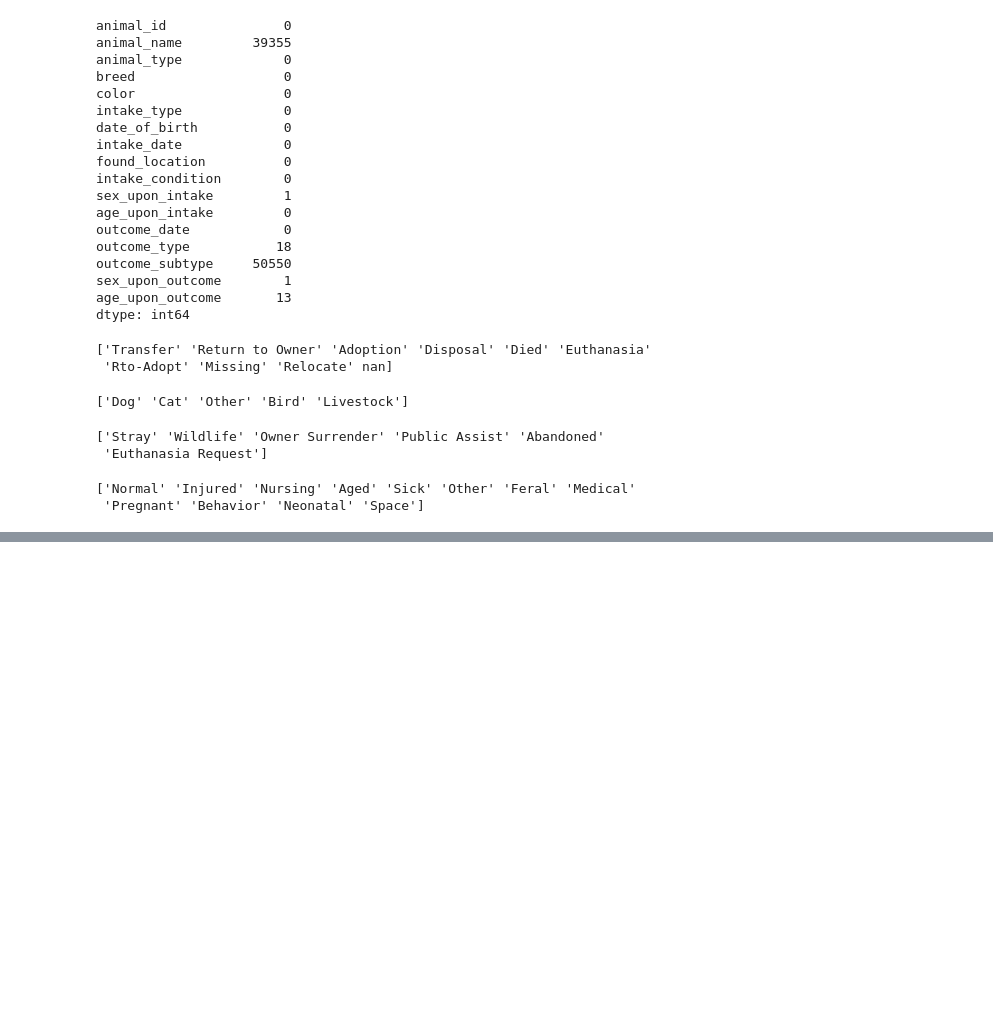
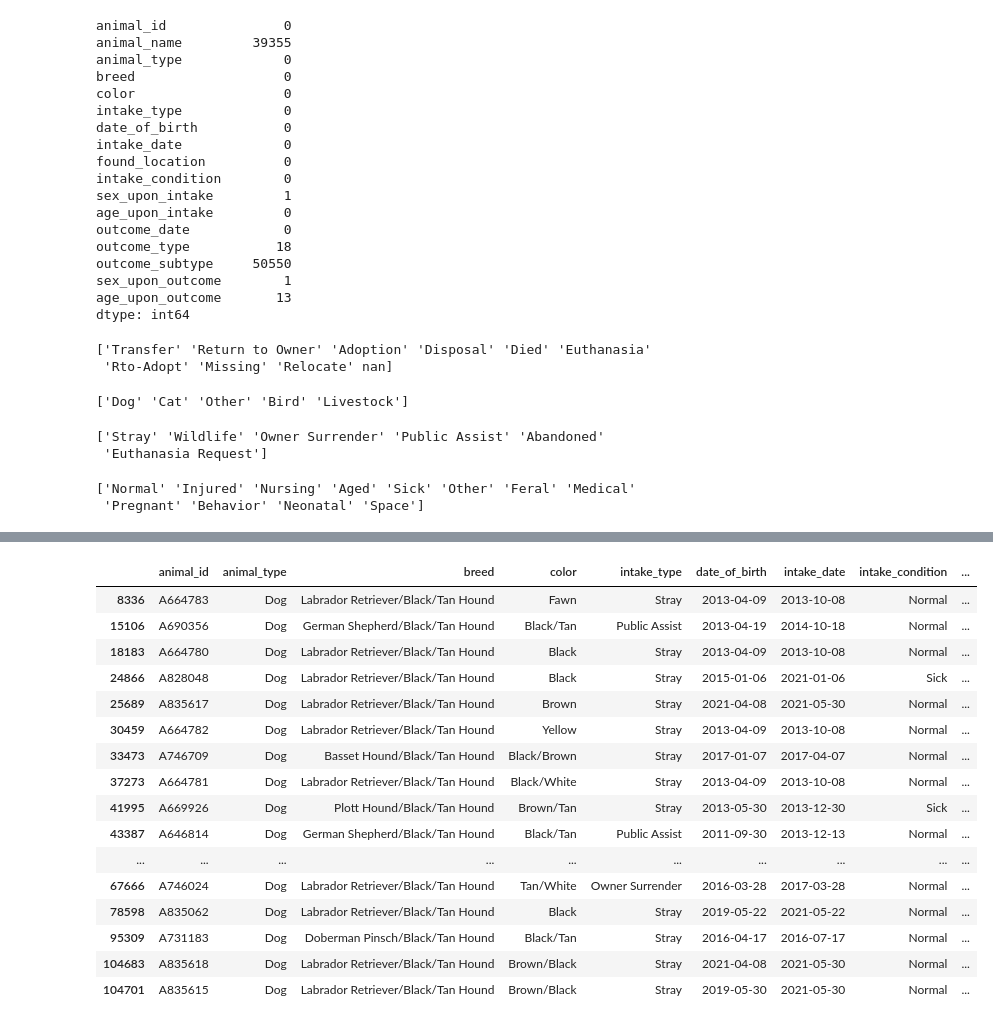
Before and after one commit to ilaha/Austin_AniML_Rescue, a Jupyter notebook: merged_csv_cleaning.ipynb, the cells around one changed output, grey strips where cells are left out. Cells and saved outputs as stored; diff of their text form; code cells hidden in the pictures; blank space fills up the shorter version.

```diff
--- a/merged_csv_cleaning.ipynb
+++ b/merged_csv_cleaning.ipynb
@@ -202,0 +179,5 @@ df2
+# %%
+# Calculate intake and outcome ages in days
+df['age_upon_intake_in_days'] = df['intake_date'] - df['date_of_birth']
+df['age_upon_outcome_in_days'] = df['outcome_date'] - df['date_of_birth']
+df.head()
@@ -202,0 +213,6 @@ df2
+# %%
+# Drop all animals with intake age of "0 years" who are not nursing or neonatal
+df = df.drop(df[(df['date_of_birth'] >= df['intake_date'])
+           & (df['intake_condition'] != 'Nursing')
+           & (df['intake_condition'] != 'Neonatal')].index)
+df
@@ -202,0 +233,20 @@ df2
+# %%
+df[df['breed'].str.contains('/\w+/')]
+# %% [output]
+|  | animal_id | animal_type | breed | color | intake_type | date_of_birth | intake_date | intake_condition | ... |
+| 8336 | A664783 | Dog | Labrador Retriever/Black/Tan Hound | Fawn | Stray | 2013-04-09 | 2013-10-08 | Normal | ... |
+| 15106 | A690356 | Dog | German Shepherd/Black/Tan Hound | Black/Tan | Public Assist | 2013-04-19 | 2014-10-18 | Normal | ... |
+| 18183 | A664780 | Dog | Labrador Retriever/Black/Tan Hound | Black | Stray | 2013-04-09 | 2013-10-08 | Normal | ... |
+| 24866 | A828048 | Dog | Labrador Retriever/Black/Tan Hound | Black | Stray | 2015-01-06 | 2021-01-06 | Sick | ... |
+| 25689 | A835617 | Dog | Labrador Retriever/Black/Tan Hound | Brown | Stray | 2021-04-08 | 2021-05-30 | Normal | ... |
+| 30459 | A664782 | Dog | Labrador Retriever/Black/Tan Hound | Yellow | Stray | 2013-04-09 | 2013-10-08 | Normal | ... |
+| 33473 | A746709 | Dog | Basset Hound/Black/Tan Hound | Black/Brown | Stray | 2017-01-07 | 2017-04-07 | Normal | ... |
+| 37273 | A664781 | Dog | Labrador Retriever/Black/Tan Hound | Black/White | Stray | 2013-04-09 | 2013-10-08 | Normal | ... |
+| 41995 | A669926 | Dog | Plott Hound/Black/Tan Hound | Brown/Tan | Stray | 2013-05-30 | 2013-12-30 | Sick | ... |
+| 43387 | A646814 | Dog | German Shepherd/Black/Tan Hound | Black/Tan | Public Assist | 2011-09-30 | 2013-12-13 | Normal | ... |
+| ... | ... | ... | ... | ... | ... | ... | ... | ... | ... |
+| 67666 | A746024 | Dog | Labrador Retriever/Black/Tan Hound | Tan/White | Owner Surrender | 2016-03-28 | 2017-03-28 | Normal | ... |
+| 78598 | A835062 | Dog | Labrador Retriever/Black/Tan Hound | Black | Stray | 2019-05-22 | 2021-05-22 | Normal | ... |
+| 95309 | A731183 | Dog | Doberman Pinsch/Black/Tan Hound | Black/Tan | Stray | 2016-04-17 | 2016-07-17 | Normal | ... |
+| 104683 | A835618 | Dog | Labrador Retriever/Black/Tan Hound | Brown/Black | Stray | 2021-04-08 | 2021-05-30 | Normal | ... |
+| 104701 | A835615 | Dog | Labrador Retriever/Black/Tan Hound | Brown/Black | Stray | 2019-05-30 | 2021-05-30 | Normal | ... |
```
Also changed, not shown: parts of 17 cells of this notebook, 1 other file.
